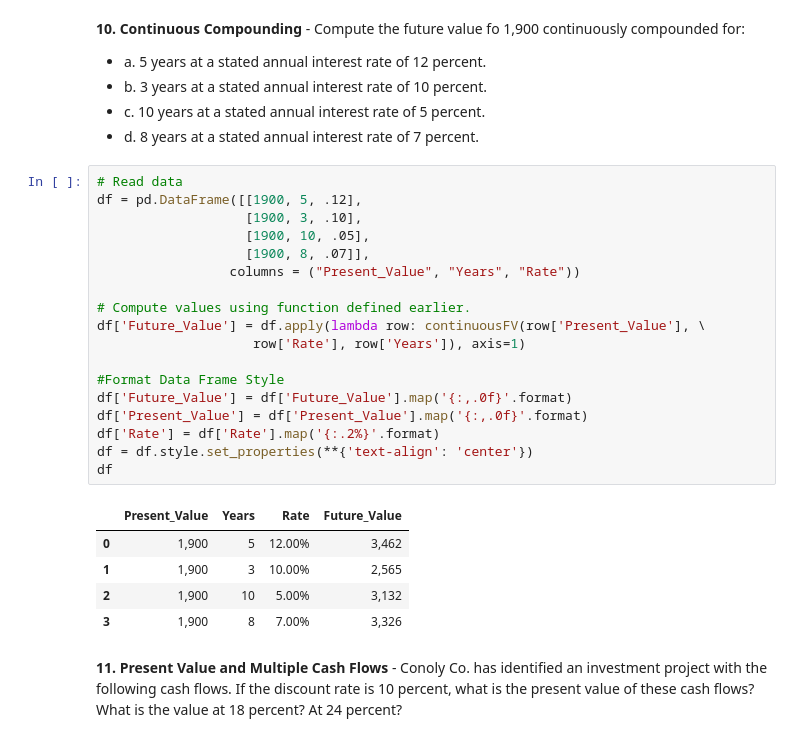
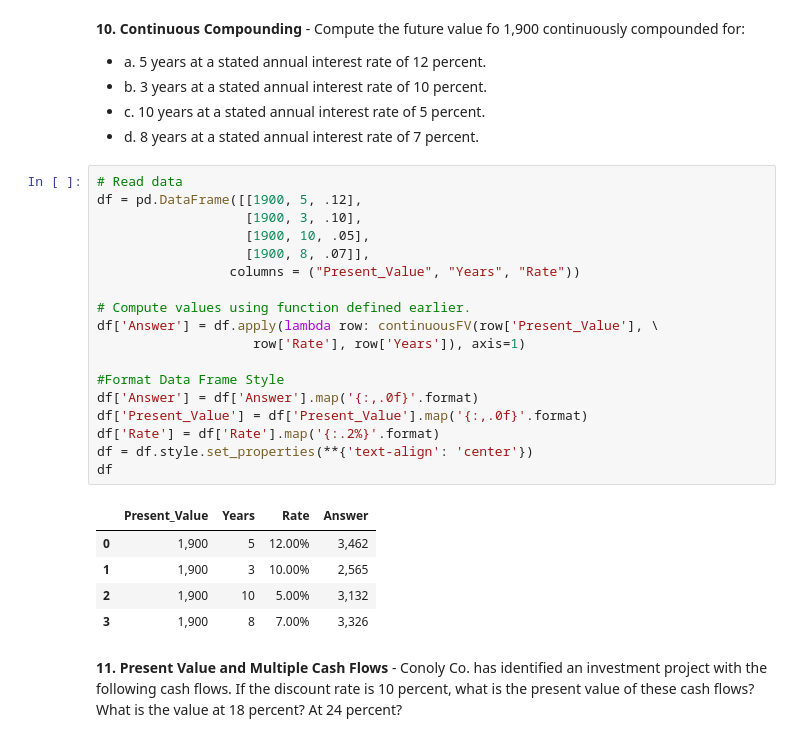
Before and after one commit to ekmartinez/Financial_Management, a Jupyter notebook: Chapter_4_Discounted_Cash_Flows.ipynb, the cells around one changed output. Drawn from its saved outputs; the diff is of its cells as text.

```diff
--- a/Chapter_4_Discounted_Cash_Flows.ipynb
+++ b/Chapter_4_Discounted_Cash_Flows.ipynb
@@ -241,23 +258,23 @@ answer
 # %%
 # Read data
 df = pd.DataFrame([[1900, 5, .12],
                    [1900, 3, .10],
                    [1900, 10, .05],
                    [1900, 8, .07]],
                  columns = ("Present_Value", "Years", "Rate"))
 
 # Compute values using function defined earlier.
-df['Future_Value'] = df.apply(lambda row: continuousFV(row['Present_Value'], \
+df['Answer'] = df.apply(lambda row: continuousFV(row['Present_Value'], \
                     row['Rate'], row['Years']), axis=1)
 
 #Format Data Frame Style
-df['Future_Value'] = df['Future_Value'].map('{:,.0f}'.format)
+df['Answer'] = df['Answer'].map('{:,.0f}'.format)
 df['Present_Value'] = df['Present_Value'].map('{:,.0f}'.format)
 df['Rate'] = df['Rate'].map('{:.2%}'.format)
 df = df.style.set_properties(**{'text-align': 'center'})
 df
 # %% [output]
-|  | Present_Value | Years | Rate | Future_Value |
+|  | Present_Value | Years | Rate | Answer |
 | 0 | 1,900 | 5 | 12.00% | 3,462 |
 | 1 | 1,900 | 3 | 10.00% | 2,565 |
 | 2 | 1,900 | 10 | 5.00% | 3,132 |
```
Also changed, not shown: parts of 12 cells of this notebook, 1 other file.
